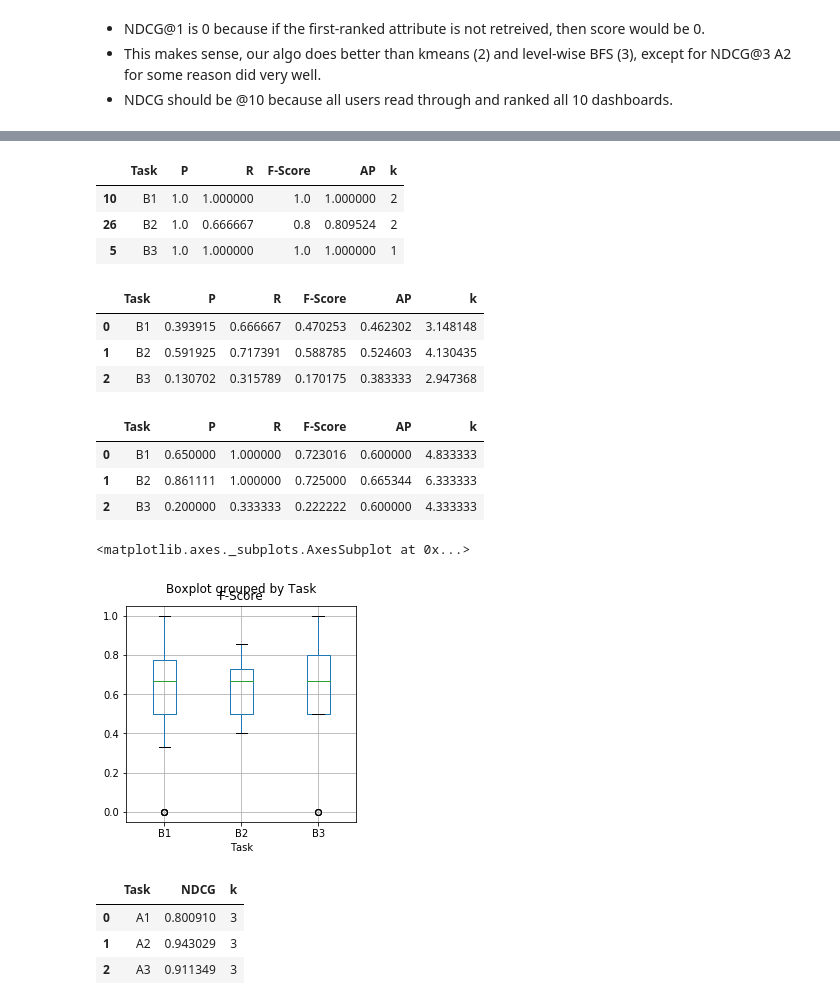
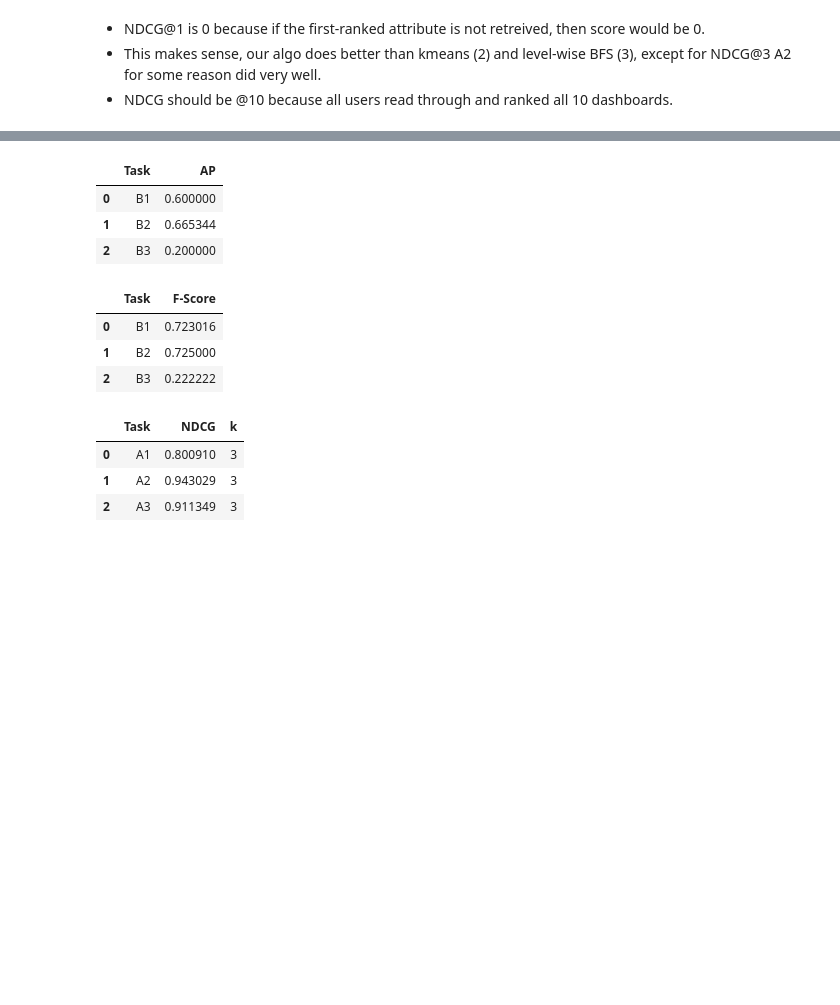
Before and after one commit to dorisjlee/viz-summarization, a Jupyter notebook: ipynb/RankingTaskNew.ipynb, the cells around one changed output, grey strips where cells are left out. Drawn from its saved outputs; the diff is of its cells as text; code cells hidden in the pictures; blank space fills up the shorter version.

```diff
--- a/ipynb/RankingTaskNew.ipynb
+++ b/ipynb/RankingTaskNew.ipynb
@@ -262,0 +262,2 @@ police_result.groupby(["Task","k"],as_index=False).mean()
+# %%
+autism_result["AP"] = autism_result["AP"].fillna(0)
@@ -303,26 +271,0 @@ Name: F-Score, dtype: int64
-# %%
-autism_result.loc[autism_result.reset_index().groupby(["Task"])['F-Score'].idxmax()]
-# %% [output]
-|  | Task | P | R | F-Score | AP | k |
-| 10 | B1 | 1.0 | 1.000000 | 1.0 | 1.000000 | 2 |
-| 26 | B2 | 1.0 | 0.666667 | 0.8 | 0.809524 | 2 |
-| 5 | B3 | 1.0 | 1.000000 | 1.0 | 1.000000 | 1 |
-# %%
-autism_result.groupby("Task",as_index=False).mean()
-# %% [output]
-|  | Task | P | R | F-Score | AP | k |
-| 0 | B1 | 0.393915 | 0.666667 | 0.470253 | 0.462302 | 3.148148 |
-| 1 | B2 | 0.591925 | 0.717391 | 0.588785 | 0.524603 | 4.130435 |
-| 2 | B3 | 0.130702 | 0.315789 | 0.170175 | 0.383333 | 2.947368 |
-# %%
-max_autism_result.groupby("Task",as_index=False).mean()
-# %% [output]
-|  | Task | P | R | F-Score | AP | k |
-| 0 | B1 | 0.650000 | 1.000000 | 0.723016 | 0.600000 | 4.833333 |
-| 1 | B2 | 0.861111 | 1.000000 | 0.725000 | 0.665344 | 6.333333 |
-| 2 | B3 | 0.200000 | 0.333333 | 0.222222 | 0.600000 | 4.333333 |
-# %%
-autism_result.boxplot("F-Score",by="Task")
-# %% [output]
-<matplotlib.axes._subplots.AxesSubplot at 0x...>
-[figure, removed]
@@ -329,3 +274,20 @@ autism_result.boxplot("F-Score",by="Task")
+# %%
+best_ap = autism_result.loc[autism_result.reset_index().groupby(["User","Task"])['AP'].idxmax()]
+best_ap.groupby("Task",as_index=False).mean()[["Task","AP"]]
+# %% [output]
+|  | Task | AP |
+| 0 | B1 | 0.600000 |
+| 1 | B2 | 0.665344 |
+| 2 | B3 | 0.200000 |
+# %%
+best_f = autism_result.loc[autism_result.reset_index().groupby(["User","Task"])['F-Score'].idxmax()]
+best_f.groupby("Task",as_index=False).mean()[["Task","F-Score"]]
+# best_f[["Task","F-Score"]].groupby("Task").std()
+# %% [output]
+|  | Task | F-Score |
+| 0 | B1 | 0.723016 |
+| 1 | B2 | 0.725000 |
+| 2 | B3 | 0.222222 |
 # %%
 # user_ranking_filename = "Ranking(Police).csv"
 # gt_ranking_filename = "ct_police_ground_truth_correlation.csv"
```
Also changed, not shown: parts of 11 cells of this notebook, 5 other files.
